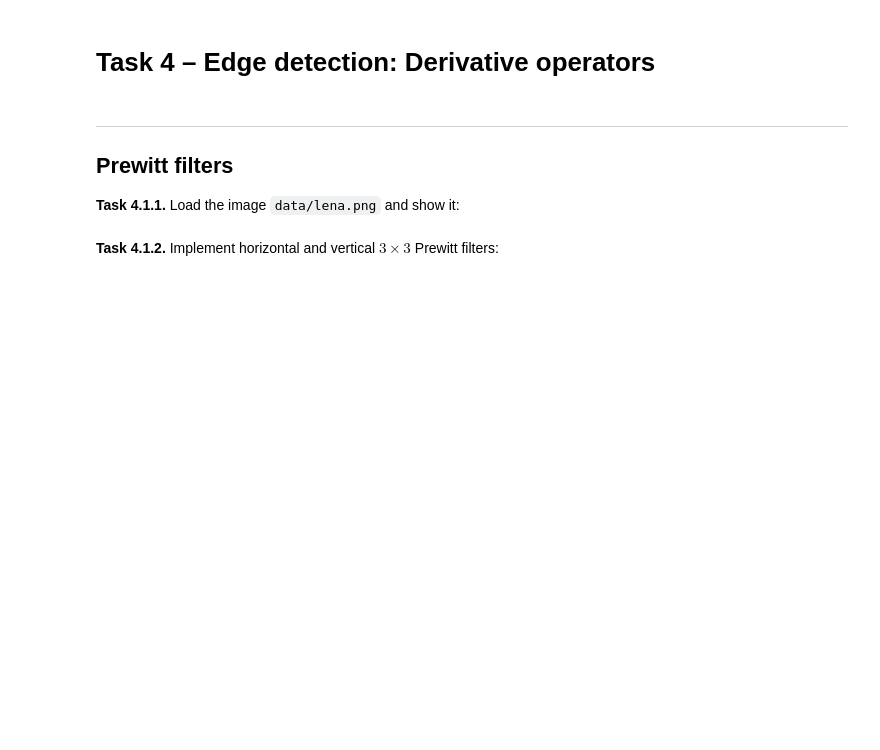
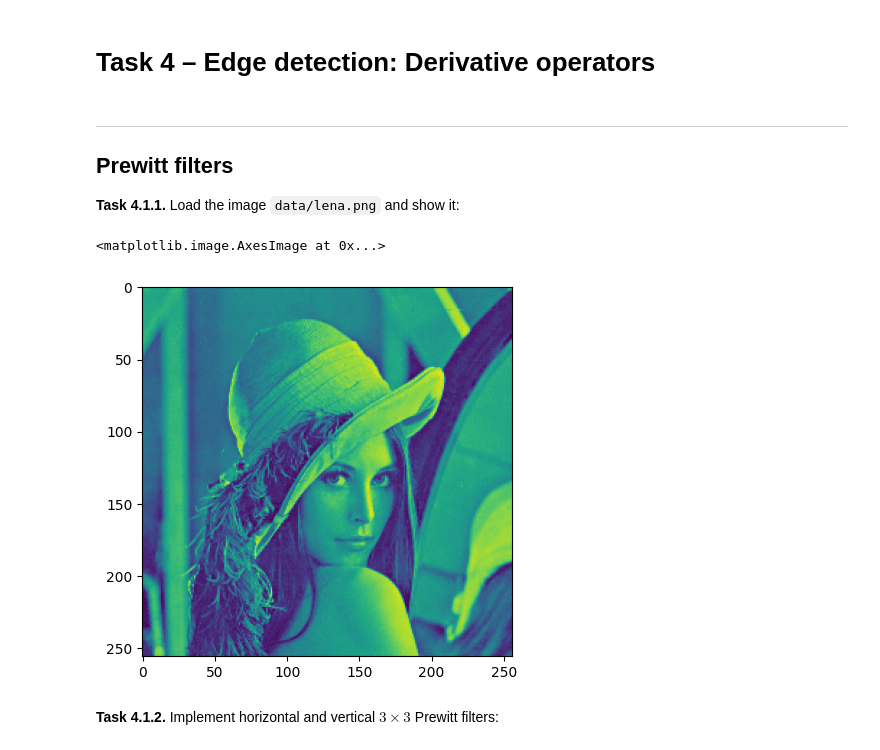
Before and after one commit to N1klasSchmidt/mobi-fs3-python, a Jupyter notebook: task4.ipynb, the cells around one changed output. Drawn from its saved outputs; the diff is of its cells as text; code cells hidden in the pictures; blank space fills up the shorter version.

```diff
--- a/task4.ipynb
+++ b/task4.ipynb
@@ -6,6 +10,12 @@
 ## Prewitt filters
 
 **<a id="#">Task 4.1.1.</a>** Load the image `data/lena.png` and show it:
+# %%
+img0 = plt.imread("data/lena.png")
+plt.imshow(img)
+# %% [output]
+<matplotlib.image.AxesImage at 0x...>
+[figure, added]
 # %% [markdown]
 **<a id="#">Task 4.1.2.</a>** Implement horizontal and vertical $3 \times 3$ Prewitt filters:
 # %%
```
Also changed, not shown: parts of 7 cells of this notebook.
